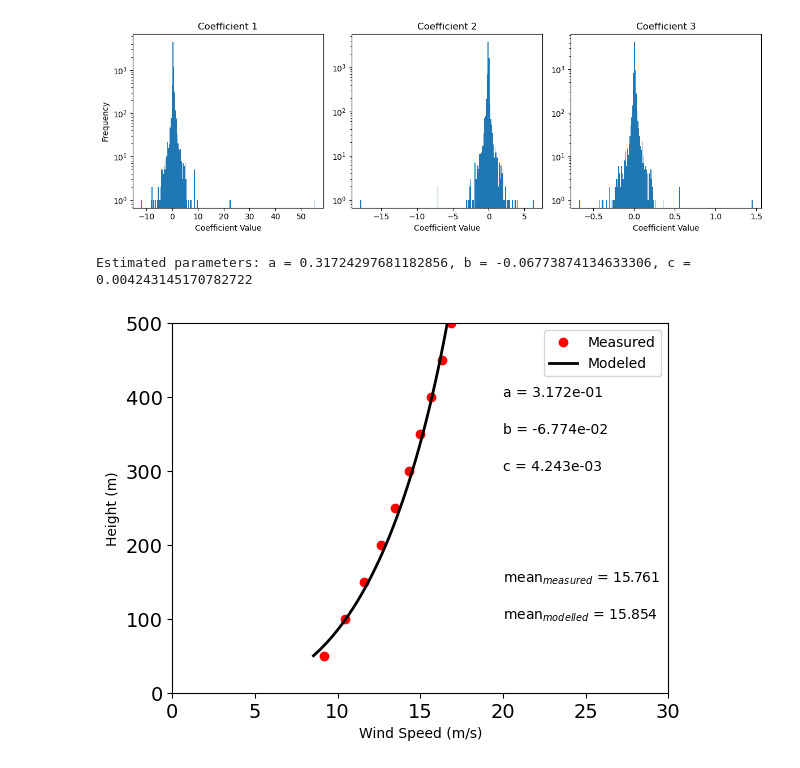
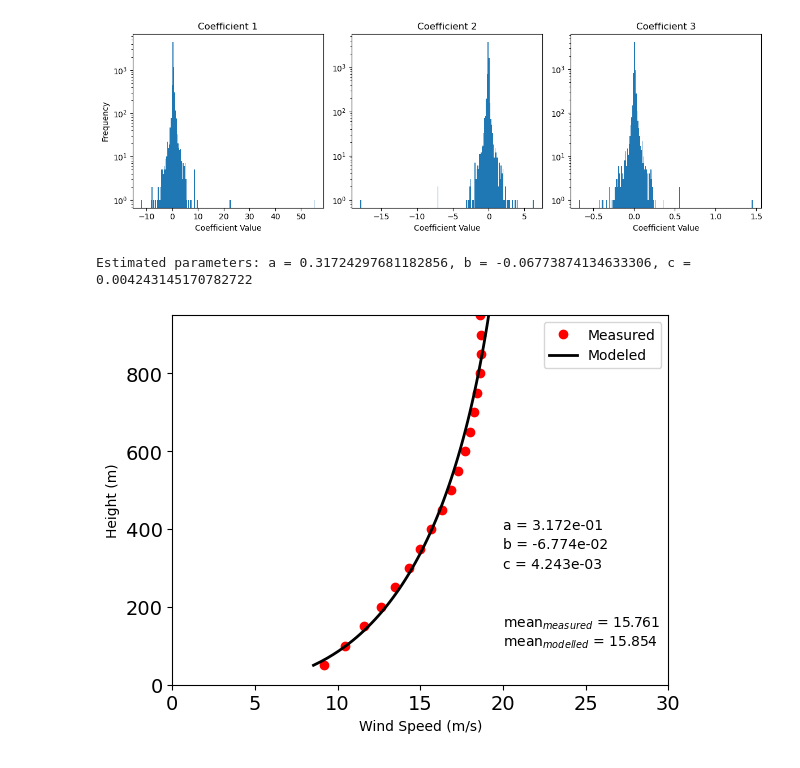
Before and after one commit to HarishBaki/DL_based_wind_profile_estimation, a Jupyter notebook: data/Basu_coefficients_estimation.ipynb, the cells around one changed output. Saved outputs shown, nothing was run; the diff lists cells and outputs as text; code cells hidden in the pictures.

```diff
--- a/data/Basu_coefficients_estimation.ipynb
+++ b/data/Basu_coefficients_estimation.ipynb
@@ -281,33 +281,33 @@ data = {
 
 df = pd.DataFrame(data)
 
 # Sample data
 z = data['height']
 u = data['wind_speed']
 # Extracting the estimated parameters
 popt = Basu_Coeff(z,u)
 a_est, b_est, c_est = popt
 # Print estimated parameters
 print(f"Estimated parameters: a = {a_est}, b = {b_est}, c = {c_est}")
 # Plotting the data and the fit
 z_fit = np.linspace(min(z), max(z), 100)
-u_fit = Basu_WindProfile(z_fit, *popt)
+u_fit = Basu_WindProfile(z_fit, [*popt])
 
 # Plot and save the figure
 fig, ax = plt.subplots()
 ax.plot(u, z, 'or', markerfacecolor='r')
 ax.plot(u_fit, z_fit, '-k', linewidth=2)
 ax.set(xlabel='Wind Speed (m/s)', ylabel='Height (m)')
 ax.set_xlim([0, 30])
-ax.set_ylim([0, 500])
+ax.set_ylim([0, max(z)])
 ax.tick_params(labelsize=14)
 ax.legend(['Measured', 'Modeled'])
 plt.text(20, 400, f'a = {a_est:.3e}')
 plt.text(20, 350, f'b = {b_est:.3e}')
 plt.text(20, 300, f'c = {c_est:.3e}')
 plt.text(20, 150, fr'mean$_{{measured}}$ = {np.mean(u):.3f}')
 plt.text(20, 100, fr'mean$_{{modelled}}$ = {np.mean(u_fit):.3f}')
 plt.savefig('Basu_fit_for_Leipzig_profile.png')
 # %% [output]
 Estimated parameters: a = 0.31724297681182856, b = -0.06773874134633306, c = 0.004243145170782722
-[figure, old version]
+[figure, new version]
```
Also changed, not shown: parts of 2 cells of this notebook, 1 other file.
